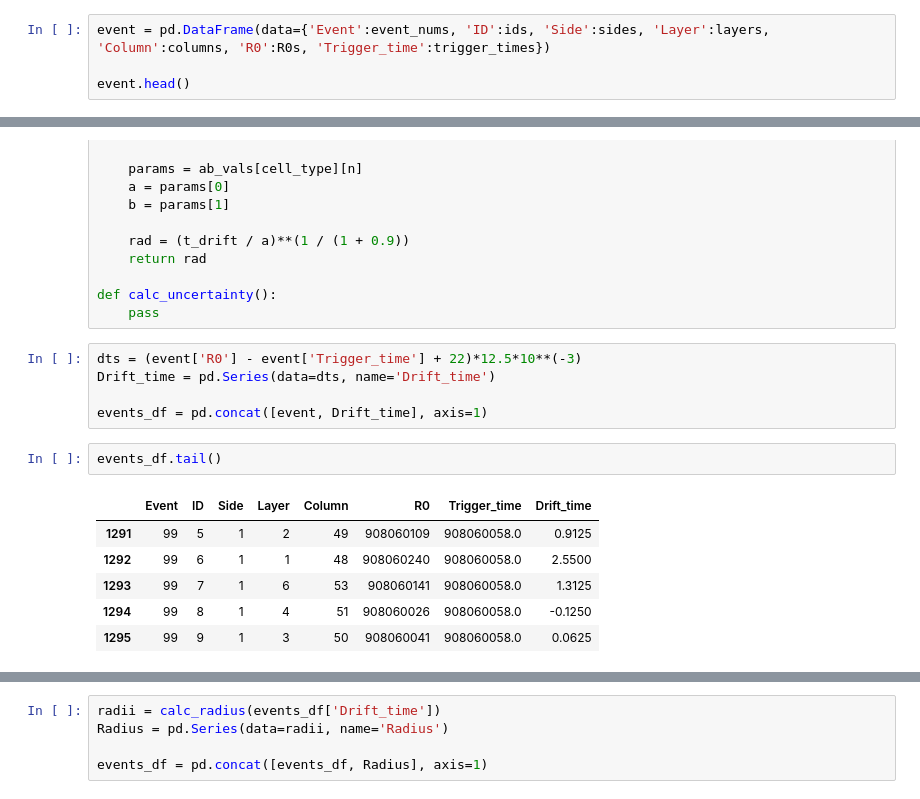
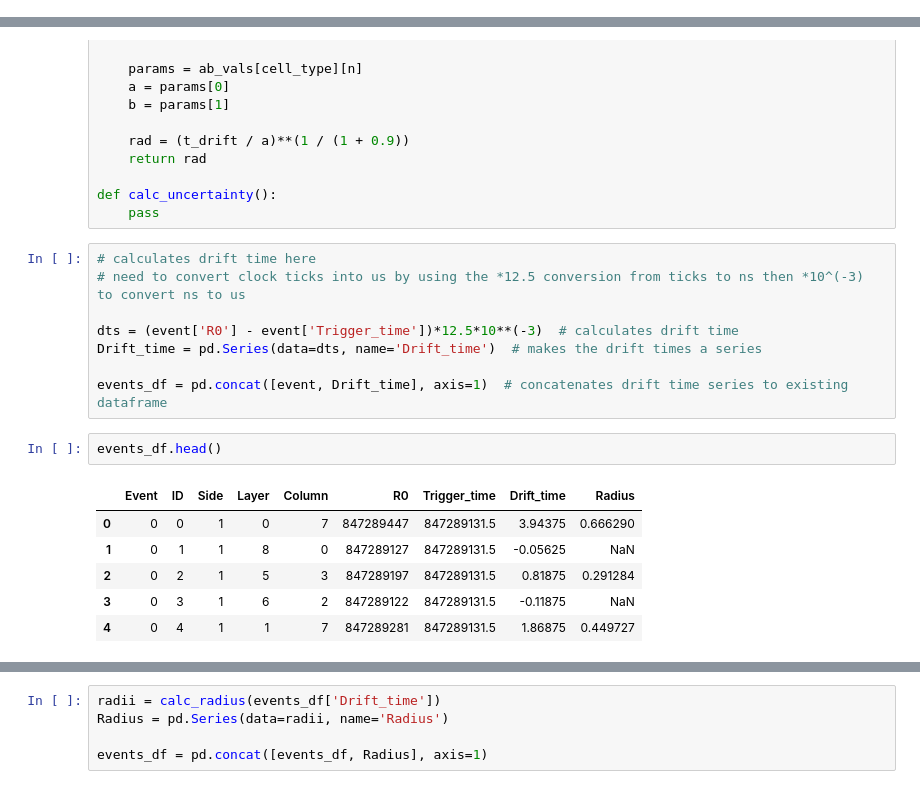
Before and after one commit to claireberschauer/MSc_Dissertation, a Jupyter notebook: Drift_model_testing.ipynb, the cells around one changed output, grey strips where cells are left out. Drawn from its saved outputs; the diff is of its cells as text.

Commit message:
Cleaned up Drift_model_testing and added tons of comments, changed the processing function in AnalyzeDrift_Class to the improved version.

```diff
--- a/Drift_model_testing.ipynb
+++ b/Drift_model_testing.ipynb
@@ -260,7 +273,3 @@ print('Runtime:', (end - start)/60, 'minutes')
 99 of 100 complete
 100 of 100 complete
 Runtime: 43.718422055244446 minutes
-# %%
-event = pd.DataFrame(data={'Event':event_nums, 'ID':ids, 'Side':sides, 'Layer':layers, 'Column':columns, 'R0':R0s, 'Trigger_time':trigger_times})
-
-event.head()
@@ -387,17 +391,20 @@ def calc_radius(t_drift, cell_type='center_in', pressure=880):
 def calc_uncertainty():
     pass
 # %%
-dts = (event['R0'] - event['Trigger_time'] + 22)*12.5*10**(-3)
-Drift_time = pd.Series(data=dts, name='Drift_time')
+# calculates drift time here
+# need to convert clock ticks into us by using the *12.5 conversion from ticks to ns then *10^(-3) to convert ns to us
 
-events_df = pd.concat([event, Drift_time], axis=1)
+dts = (event['R0'] - event['Trigger_time'])*12.5*10**(-3)  # calculates drift time
+Drift_time = pd.Series(data=dts, name='Drift_time')  # makes the drift times a series
+
+events_df = pd.concat([event, Drift_time], axis=1)  # concatenates drift time series to existing dataframe
 # %%
-events_df.tail()
+events_df.head()
 # %% [output]
-|  | Event | ID | Side | Layer | Column | R0 | Trigger_time | Drift_time |
-| 1291 | 99 | 5 | 1 | 2 | 49 | 908060109 | 908060058.0 | 0.9125 |
-| 1292 | 99 | 6 | 1 | 1 | 48 | 908060240 | 908060058.0 | 2.5500 |
-| 1293 | 99 | 7 | 1 | 6 | 53 | 908060141 | 908060058.0 | 1.3125 |
-| 1294 | 99 | 8 | 1 | 4 | 51 | 908060026 | 908060058.0 | -0.1250 |
-| 1295 | 99 | 9 | 1 | 3 | 50 | 908060041 | 908060058.0 | 0.0625 |
+|  | Event | ID | Side | Layer | Column | R0 | Trigger_time | Drift_time | Radius |
+| 0 | 0 | 0 | 1 | 0 | 7 | 847289447 | 847289131.5 | 3.94375 | 0.666290 |
+| 1 | 0 | 1 | 1 | 8 | 0 | 847289127 | 847289131.5 | -0.05625 | NaN |
+| 2 | 0 | 2 | 1 | 5 | 3 | 847289197 | 847289131.5 | 0.81875 | 0.291284 |
+| 3 | 0 | 3 | 1 | 6 | 2 | 847289122 | 847289131.5 | -0.11875 | NaN |
+| 4 | 0 | 4 | 1 | 1 | 7 | 847289281 | 847289131.5 | 1.86875 | 0.449727 |
 # %%
```
Also changed, not shown: parts of 21 cells of this notebook, 1 other file.
